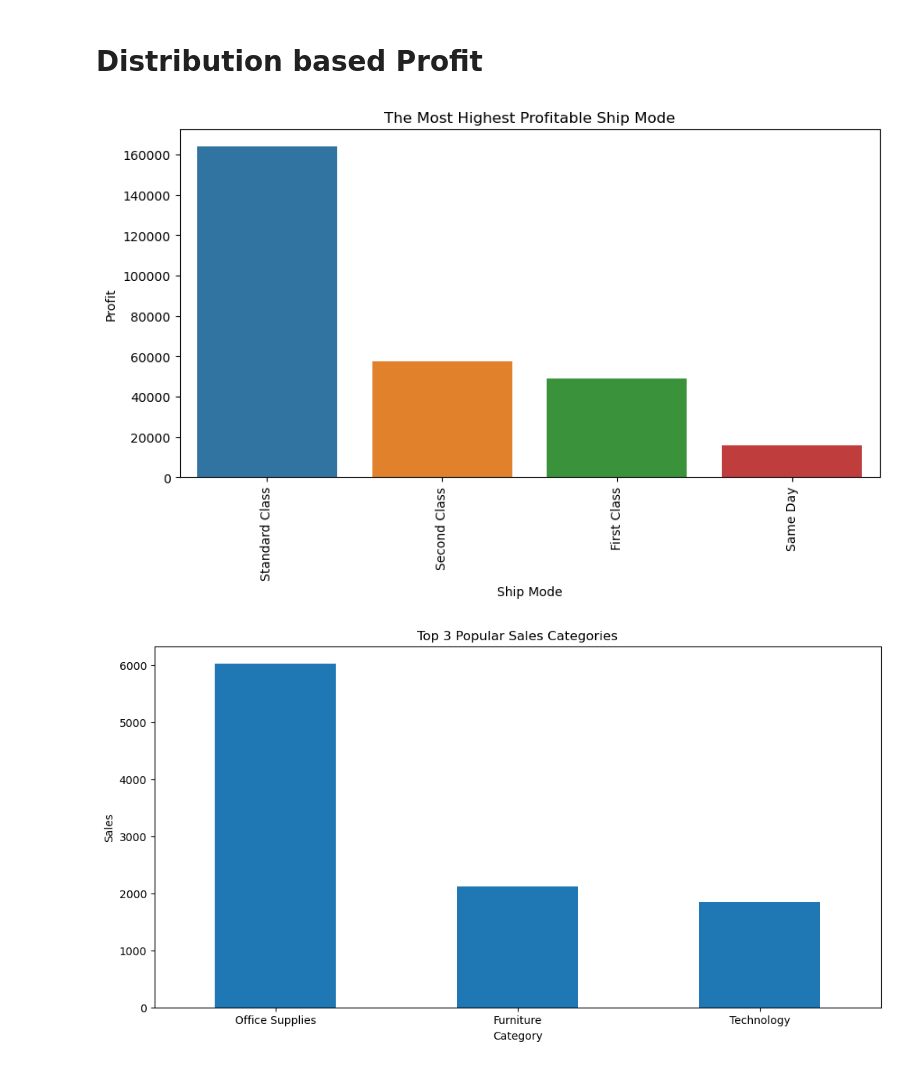
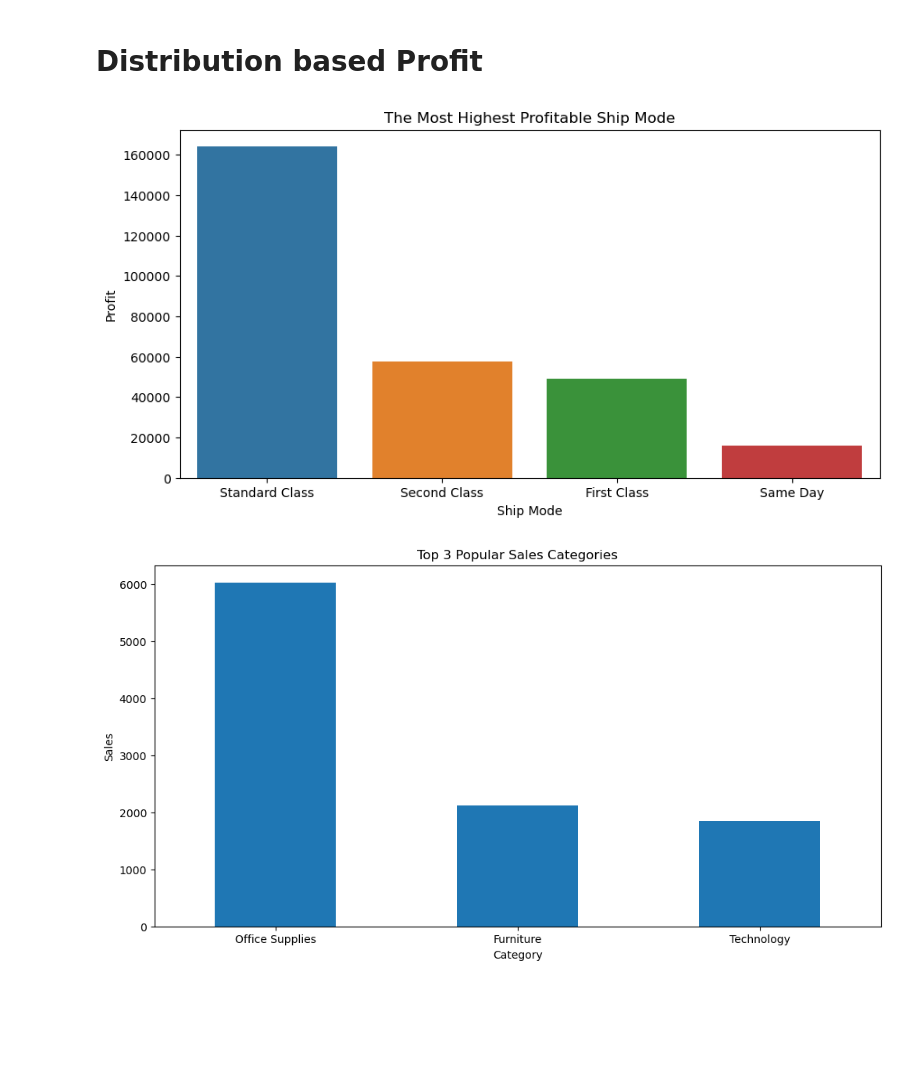
Before and after one commit to Anwaribra/Sample-Superstore, a Jupyter notebook: Superstore Report .ipynb, the cells around one changed output. Cells and saved outputs as stored; diff of their text form; code cells hidden in the pictures; blank space fills up the shorter version.

```diff
--- a/Superstore Report .ipynb
+++ b/Superstore Report .ipynb
@@ -155,12 +155,12 @@ pd.get_dummies(df['Ship Mode'])
 # %%
 plt.figure(figsize=(10,5))
 sales = df.groupby(['Ship Mode'],as_index=False)['Profit'].sum().sort_values(by='Profit',ascending=False)
 sns.barplot(data=sales,x='Ship Mode',y='Profit')
-plt.xticks(rotation=90)
+plt.xticks(rotation=0,fontsize=10)
 plt.title('The Most Highest Profitable Ship Mode')
 plt.show()
 # %% [output]
-[figure, old version]
+[figure, new version]
 # %%
 product_counts = df['Category'].value_counts()
 top_N = 3
```
